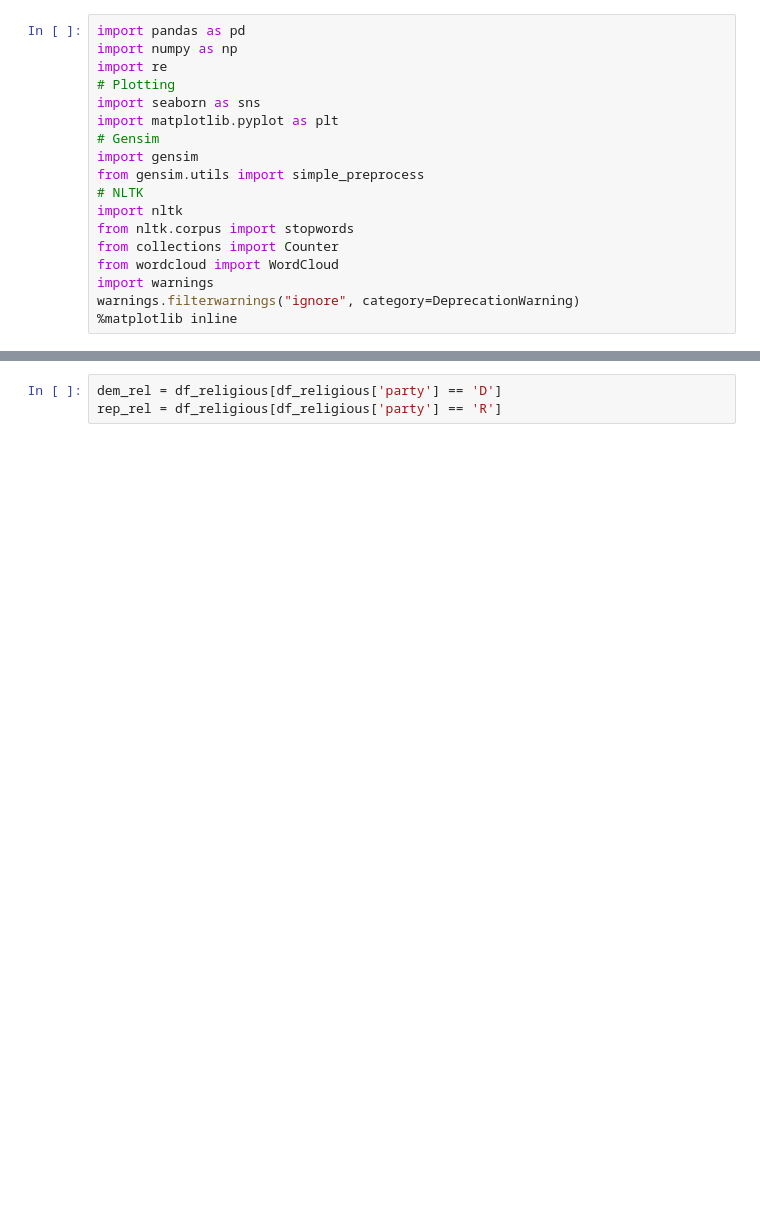
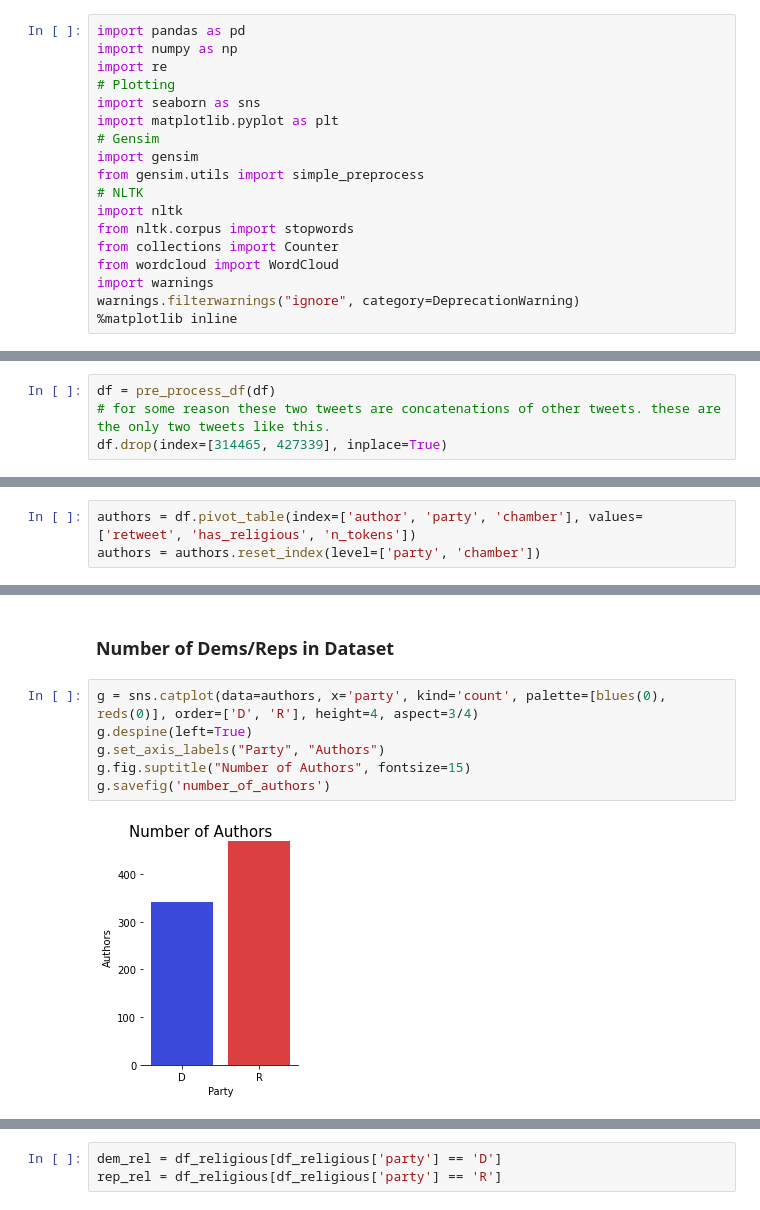
Before and after one commit to ShaanGondalia/PartyChecker, a Jupyter notebook: preston_notebook.ipynb, the cells around one changed output, grey strips where cells are left out. Drawn from its saved outputs; the diff is of its cells as text; blank space fills up the shorter version.

```diff
--- a/preston_notebook.ipynb
+++ b/preston_notebook.ipynb
@@ -316,0 +143,4 @@ plt.savefig('percentage_religious_tweets_full')
+# %%
+df = pre_process_df(df)
+# for some reason these two tweets are concatenations of other tweets. these are the only two tweets like this.
+df.drop(index=[314465, 427339], inplace=True)
@@ -316,0 +181,3 @@ plt.savefig('percentage_religious_tweets_full')
+# %%
+authors = df.pivot_table(index=['author', 'party', 'chamber'], values=['retweet', 'has_religious', 'n_tokens'])
+authors = authors.reset_index(level=['party', 'chamber'])
@@ -316,0 +212,10 @@ plt.savefig('percentage_religious_tweets_full')
+# %% [markdown]
+### Number of Dems/Reps in Dataset
+# %%
+g = sns.catplot(data=authors, x='party', kind='count', palette=[blues(0), reds(0)], order=['D', 'R'], height=4, aspect=3/4)
+g.despine(left=True)
+g.set_axis_labels("Party", "Authors")
+g.fig.suptitle("Number of Authors", fontsize=15)
+g.savefig('number_of_authors')
+# %% [output]
+[figure, added]
```
Also changed, not shown: parts of 72 cells of this notebook.
